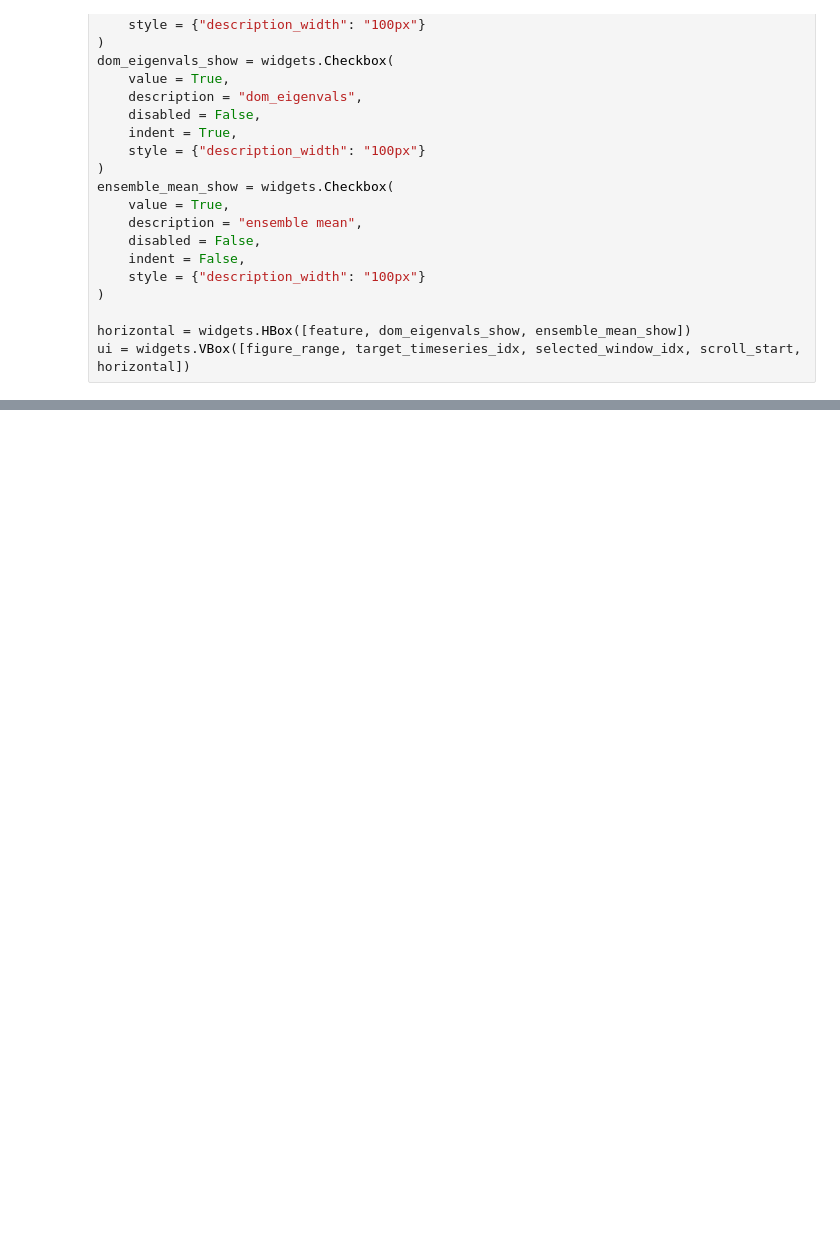
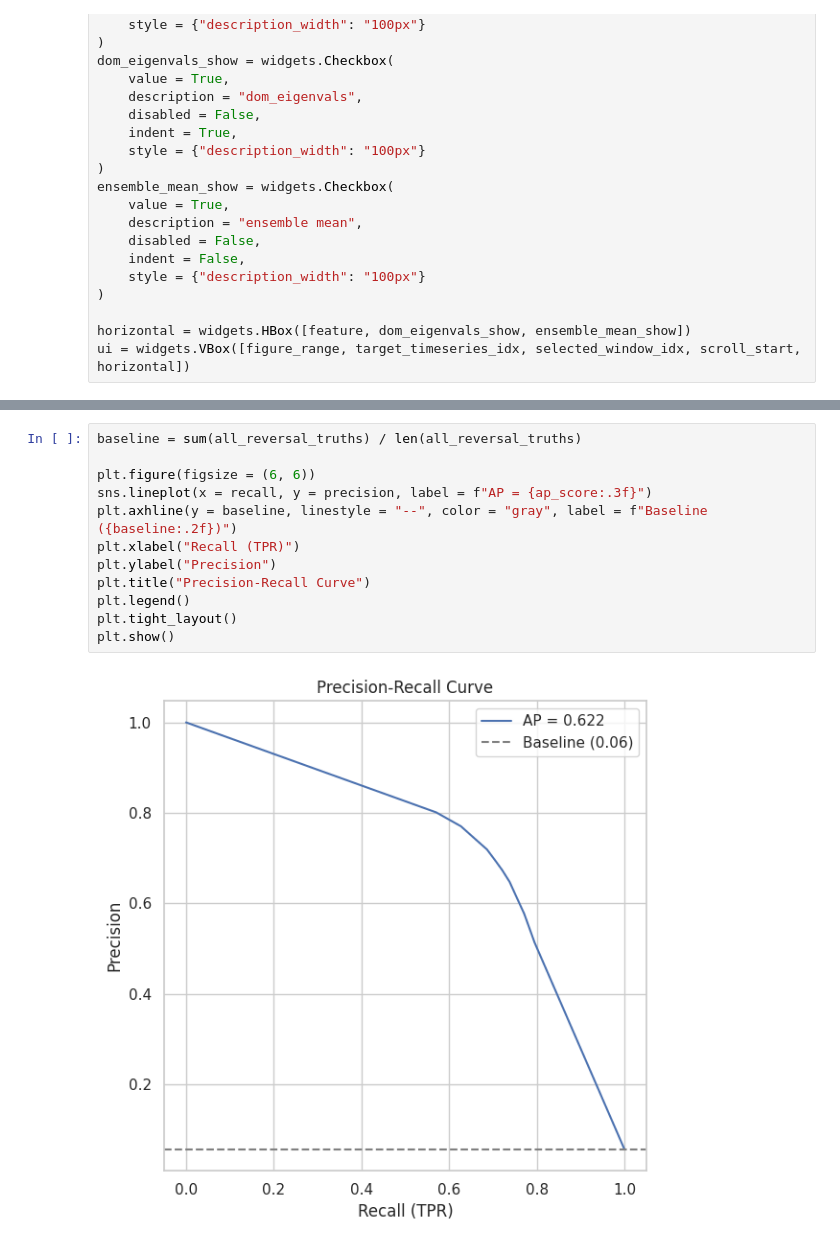
Before and after one commit to MrAliTheGreat/JetReversalAnalysis, a Jupyter notebook: inference.ipynb, the cells around one changed output, grey strips where cells are left out. Drawn from its saved outputs; the diff is of its cells as text; blank space fills up the shorter version.

```diff
--- a/inference.ipynb
+++ b/inference.ipynb
@@ -417,0 +420,14 @@ with torch.no_grad():
+# %%
+baseline = sum(all_reversal_truths) / len(all_reversal_truths)
+
+plt.figure(figsize = (6, 6))
+sns.lineplot(x = recall, y = precision, label = f"AP = {ap_score:.3f}")
+plt.axhline(y = baseline, linestyle = "--", color = "gray", label = f"Baseline ({baseline:.2f})")
+plt.xlabel("Recall (TPR)")
+plt.ylabel("Precision")
+plt.title("Precision-Recall Curve")
+plt.legend()
+plt.tight_layout()
+plt.show()
+# %% [output]
+[figure, added]
```
Also changed, not shown: parts of 12 cells of this notebook, 5 other files.
